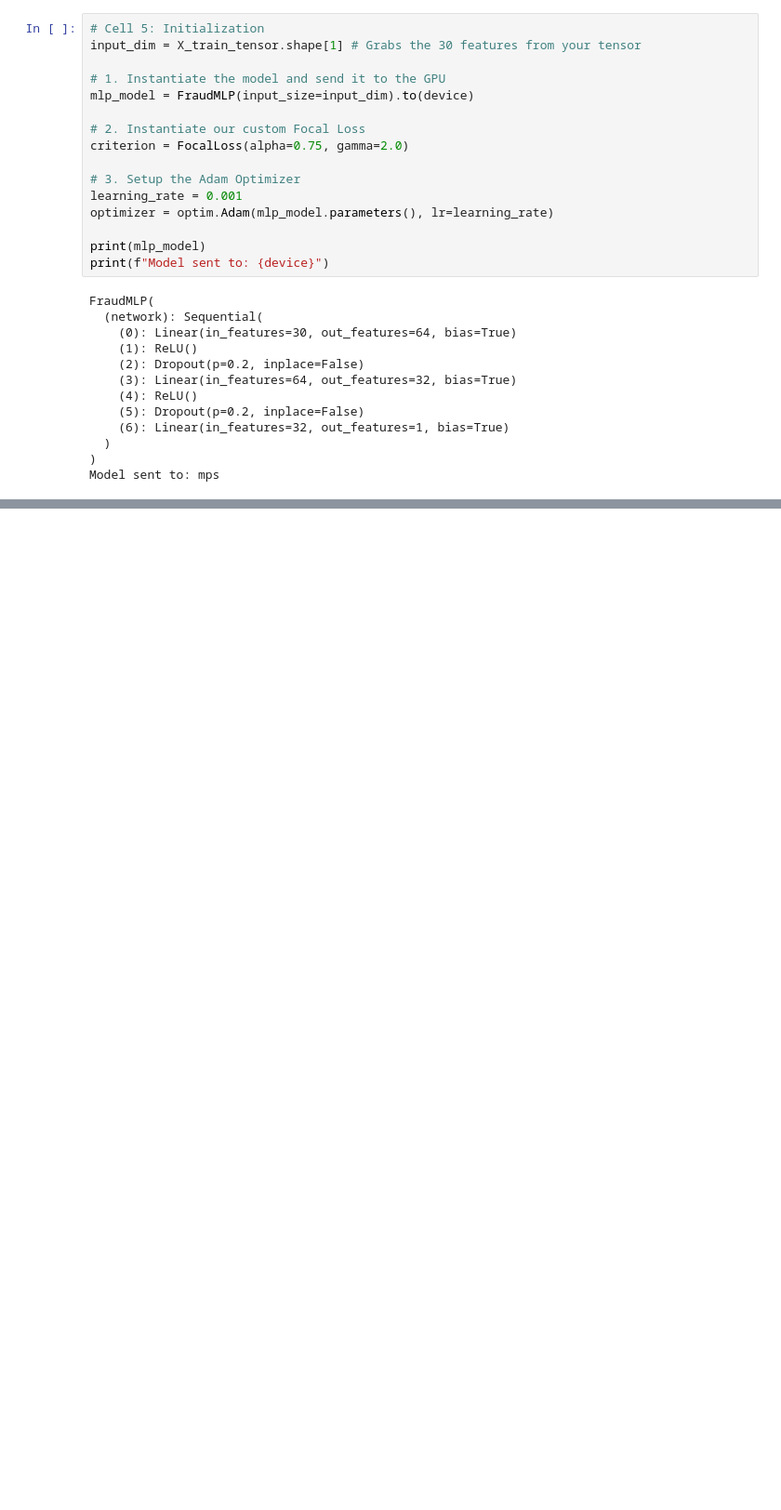
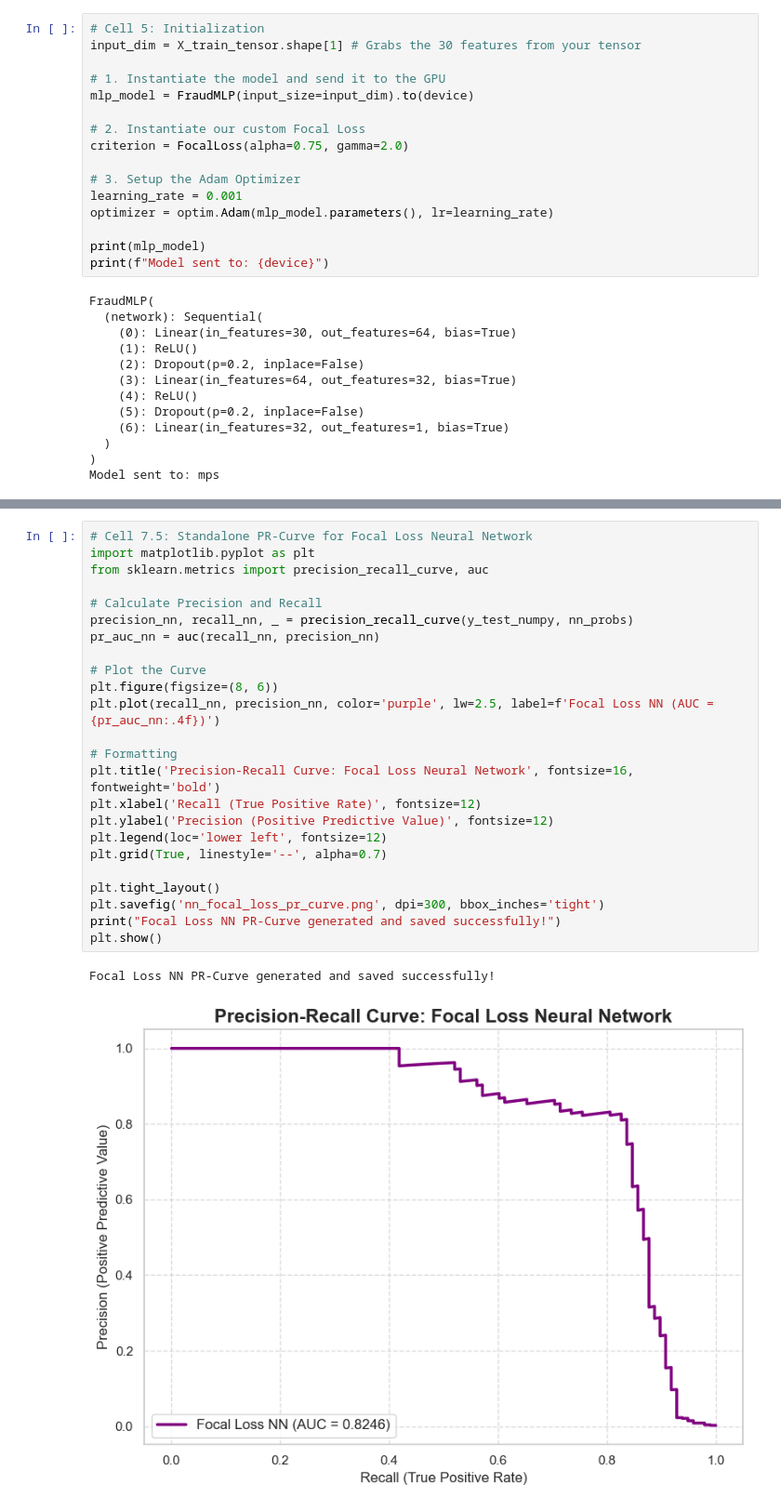
Before and after one commit to amartyakallingal/CS-4641-Credit-Card-Fraud-Project, a Jupyter notebook: neural_network.ipynb, the cells around one changed output, grey strips where cells are left out. Shown at 93% size. Drawn from its saved outputs; the diff is of its cells as text; blank space fills up the shorter version.

Commit message:
More graphs

```diff
--- a/neural_network.ipynb
+++ b/neural_network.ipynb
@@ -243,0 +244,27 @@ Optimal Threshold: 0.4553 (Yields F1-Score: 0.8100)
+# %%
+# Cell 7.5: Standalone PR-Curve for Focal Loss Neural Network
+import matplotlib.pyplot as plt
+from sklearn.metrics import precision_recall_curve, auc
+
+# Calculate Precision and Recall
+precision_nn, recall_nn, _ = precision_recall_curve(y_test_numpy, nn_probs)
+pr_auc_nn = auc(recall_nn, precision_nn)
+
+# Plot the Curve
+plt.figure(figsize=(8, 6))
+plt.plot(recall_nn, precision_nn, color='purple', lw=2.5, label=f'Focal Loss NN (AUC = {pr_auc_nn:.4f})')
+
+# Formatting
+plt.title('Precision-Recall Curve: Focal Loss Neural Network', fontsize=16, fontweight='bold')
+plt.xlabel('Recall (True Positive Rate)', fontsize=12)
+plt.ylabel('Precision (Positive Predictive Value)', fontsize=12)
+plt.legend(loc='lower left', fontsize=12)
+plt.grid(True, linestyle='--', alpha=0.7)
+
+plt.tight_layout()
+plt.savefig('nn_focal_loss_pr_curve.png', dpi=300, bbox_inches='tight')
+print("Focal Loss NN PR-Curve generated and saved successfully!")
+plt.show()
+# %% [output]
+Focal Loss NN PR-Curve generated and saved successfully!
+[figure, added]
```
Also changed, not shown: parts of 6 cells of this notebook, 6 other files.
